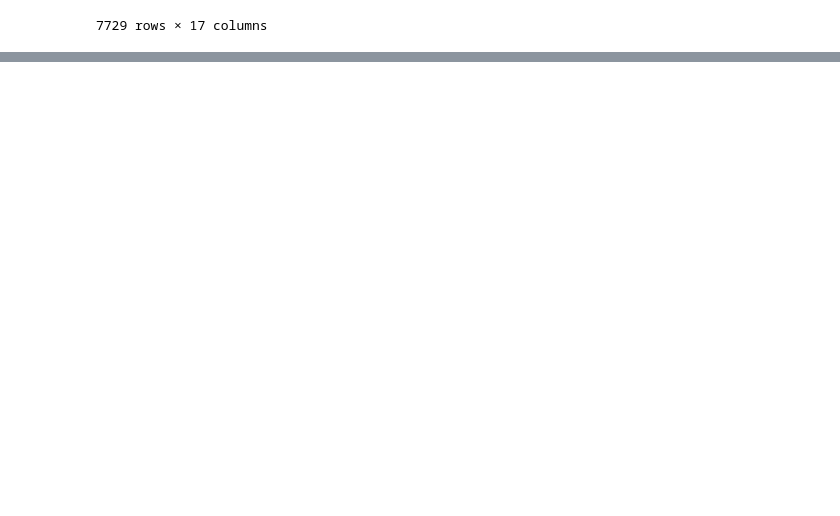
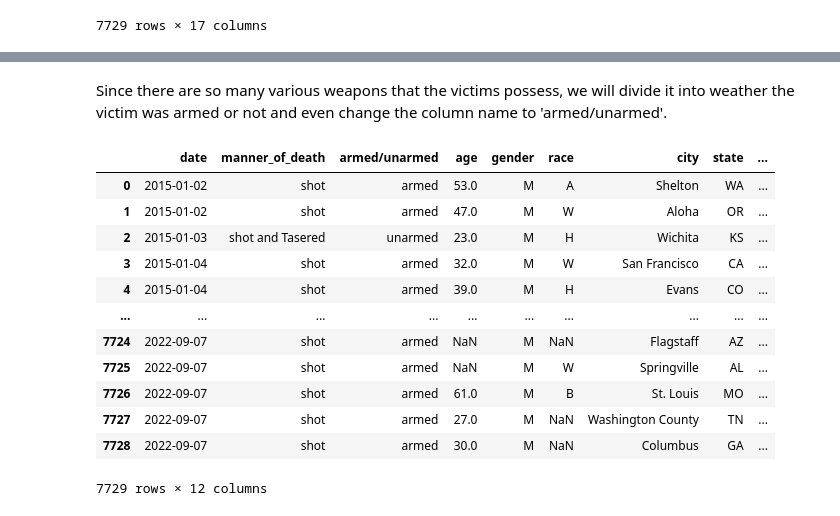
Before and after one commit to ubco-W2022T1-cosc301/project-group48, a Jupyter notebook: notebooks/analysis2.ipynb, the cells around one changed output, grey strips where cells are left out. Saved outputs shown, nothing was run; the diff lists cells and outputs as text; code cells hidden in the pictures; blank space fills up the shorter version.

```diff
--- a/notebooks/analysis2.ipynb
+++ b/notebooks/analysis2.ipynb
@@ -25,0 +116,3 @@ pd.read_csv("../data/US Police shootings in from 2015-22 2.csv")
+# %%
+shootings_data = clean_data.drop(['name'],axis=1)
+shootings_data.head()
@@ -25,0 +164,31 @@ pd.read_csv("../data/US Police shootings in from 2015-22 2.csv")
+# %% [markdown]
+Since there are so many various weapons that the victims possess, we will divide it into weather the victim was armed or not and even change the column name to 'armed/unarmed'.
+# %%
+
+weapons_type = list(shootings_data['armed'].unique())
+
+weapons_type.remove('unarmed')
+
+def weapon(armed):
+    if armed in weapons_type:
+        return 'armed'
+    else:
+        return 'unarmed'
+
+shootings_data['armed'] = shootings_data['armed'].apply(weapon)
+shootings_data = shootings_data.rename(columns={'armed': 'armed/unarmed'})
+shootings_data
+# %% [output]
+|  | date | manner_of_death | armed/unarmed | age | gender | race | city | state | ... |
+| 0 | 2015-01-02 | shot | armed | 53.0 | M | A | Shelton | WA | ... |
+| 1 | 2015-01-02 | shot | armed | 47.0 | M | W | Aloha | OR | ... |
+| 2 | 2015-01-03 | shot and Tasered | unarmed | 23.0 | M | H | Wichita | KS | ... |
+| 3 | 2015-01-04 | shot | armed | 32.0 | M | W | San Francisco | CA | ... |
+| 4 | 2015-01-04 | shot | armed | 39.0 | M | H | Evans | CO | ... |
+| ... | ... | ... | ... | ... | ... | ... | ... | ... | ... |
+| 7724 | 2022-09-07 | shot | armed | NaN | M | NaN | Flagstaff | AZ | ... |
+| 7725 | 2022-09-07 | shot | armed | NaN | M | W | Springville | AL | ... |
+| 7726 | 2022-09-07 | shot | armed | 61.0 | M | B | St. Louis | MO | ... |
+| 7727 | 2022-09-07 | shot | armed | 27.0 | M | NaN | Washington County | TN | ... |
+| 7728 | 2022-09-07 | shot | armed | 30.0 | M | NaN | Columbus | GA | ... |
+7729 rows × 12 columns
```
Also changed, not shown: parts of 20 cells of this notebook, 2 other files.
